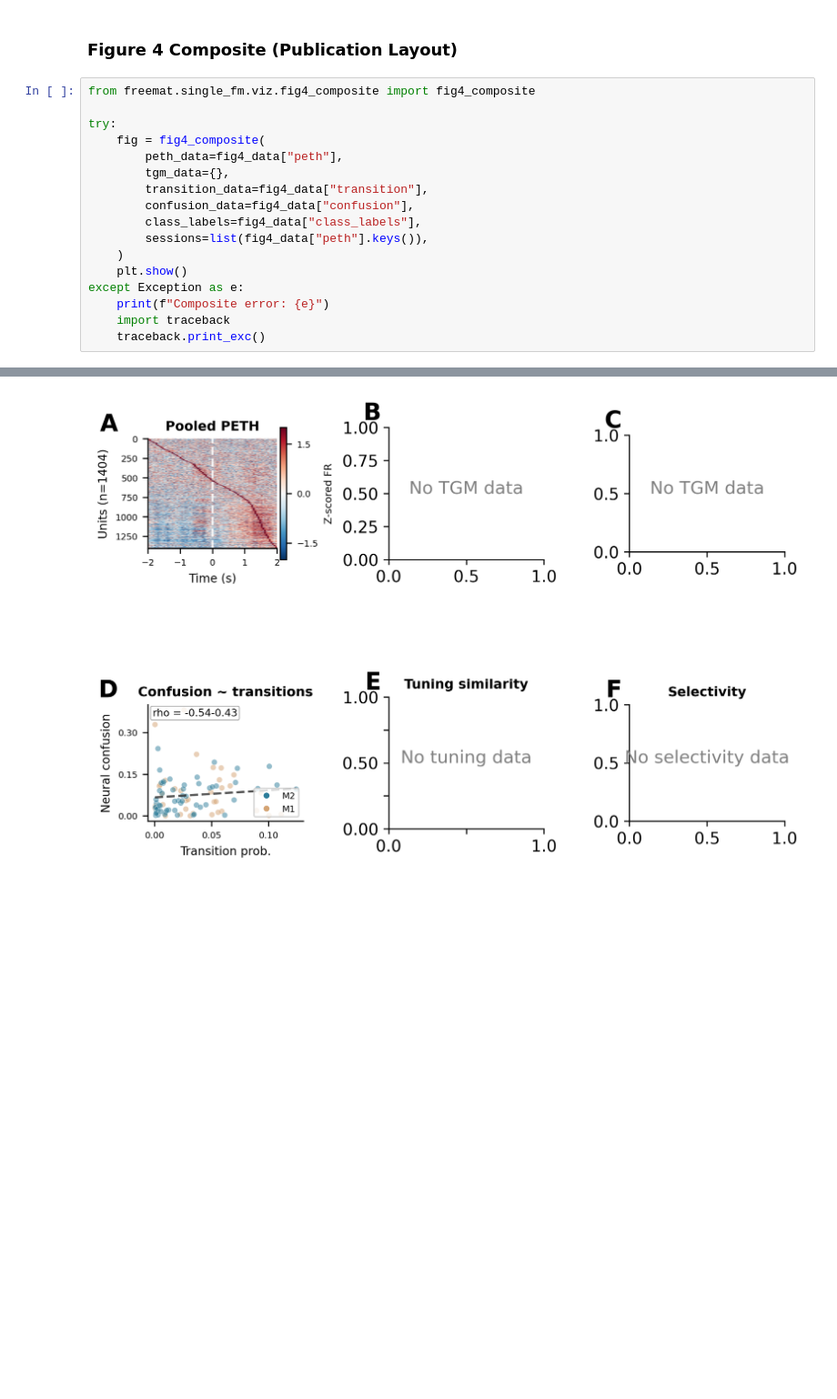
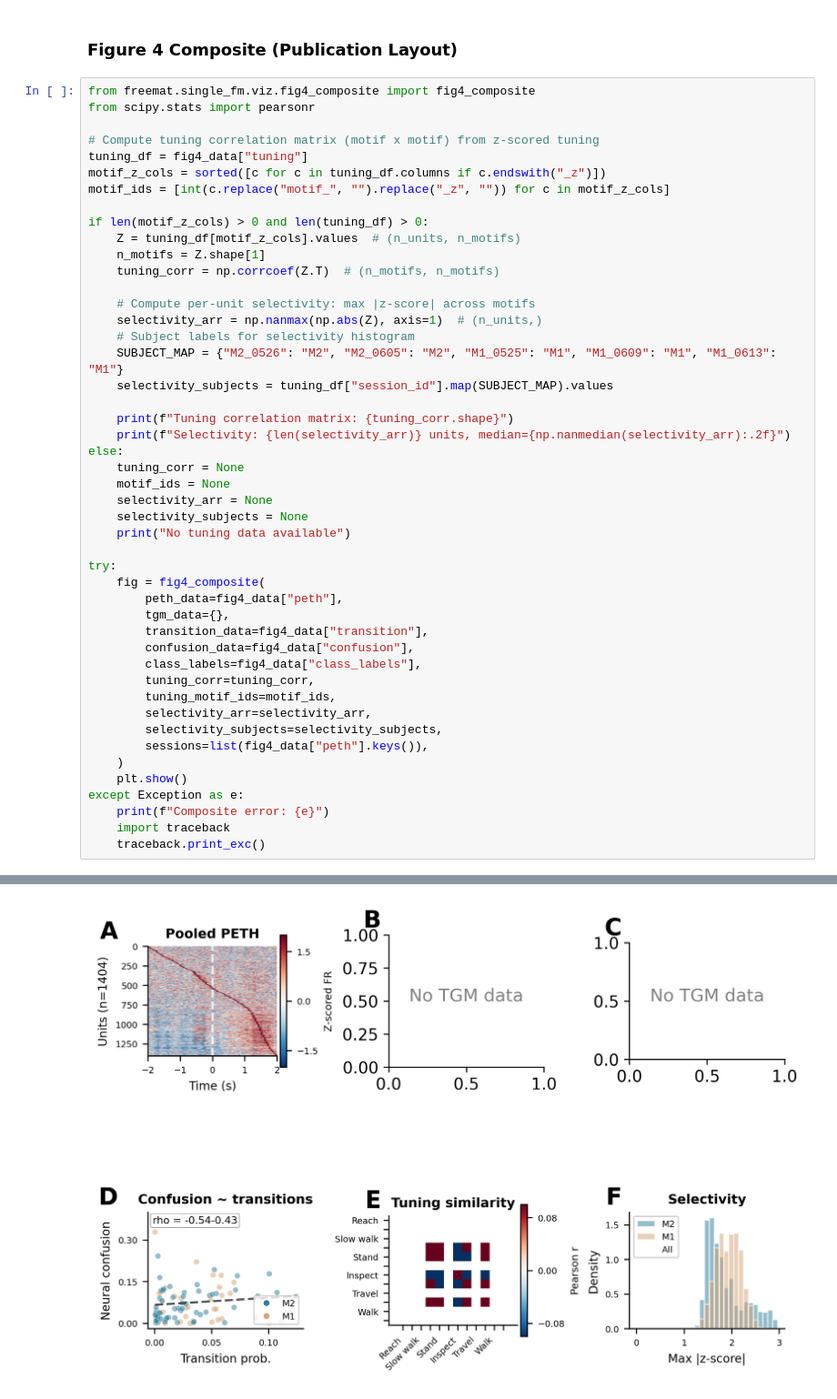
Before and after one commit to felipe-parodi/solo_mSTS_parodi2026, a Jupyter notebook: notebooks/fig4_motif_decoding.ipynb, the cells around one changed output, grey strips where cells are left out. Shown at 91% size. Drawn from its saved outputs; the diff is of its cells as text; blank space fills up the shorter version.

```diff
--- a/notebooks/fig4_motif_decoding.ipynb
+++ b/notebooks/fig4_motif_decoding.ipynb
@@ -170,6 +170,32 @@ Fig 4 data loaded:
 ### Figure 4 Composite (Publication Layout)
 # %%
 from freemat.single_fm.viz.fig4_composite import fig4_composite
+from scipy.stats import pearsonr
+
+# Compute tuning correlation matrix (motif x motif) from z-scored tuning
+tuning_df = fig4_data["tuning"]
+motif_z_cols = sorted([c for c in tuning_df.columns if c.endswith("_z")])
+motif_ids = [int(c.replace("motif_", "").replace("_z", "")) for c in motif_z_cols]
+
+if len(motif_z_cols) > 0 and len(tuning_df) > 0:
+    Z = tuning_df[motif_z_cols].values  # (n_units, n_motifs)
+    n_motifs = Z.shape[1]
+    tuning_corr = np.corrcoef(Z.T)  # (n_motifs, n_motifs)
+
+    # Compute per-unit selectivity: max |z-score| across motifs
+    selectivity_arr = np.nanmax(np.abs(Z), axis=1)  # (n_units,)
+    # Subject labels for selectivity histogram
+    SUBJECT_MAP = {"M2_0526": "M2", "M2_0605": "M2", "M1_0525": "M1", "M1_0609": "M1", "M1_0613": "M1"}
+    selectivity_subjects = tuning_df["session_id"].map(SUBJECT_MAP).values
+
+    print(f"Tuning correlation matrix: {tuning_corr.shape}")
+    print(f"Selectivity: {len(selectivity_arr)} units, median={np.nanmedian(selectivity_arr):.2f}")
+else:
+    tuning_corr = None
+    motif_ids = None
+    selectivity_arr = None
+    selectivity_subjects = None
+    print("No tuning data available")
 
 try:
     fig = fig4_composite(
@@ -178,6 +204,10 @@ try:
         transition_data=fig4_data["transition"],
         confusion_data=fig4_data["confusion"],
         class_labels=fig4_data["class_labels"],
+        tuning_corr=tuning_corr,
+        tuning_motif_ids=motif_ids,
+        selectivity_arr=selectivity_arr,
+        selectivity_subjects=selectivity_subjects,
         sessions=list(fig4_data["peth"].keys()),
     )
     plt.show()
@@ -189 +221 @@ except Exception as e:
-[figure, old version]
+[figure, new version]
```
Also changed, not shown: parts of 2 cells of this notebook, 6 other files.
